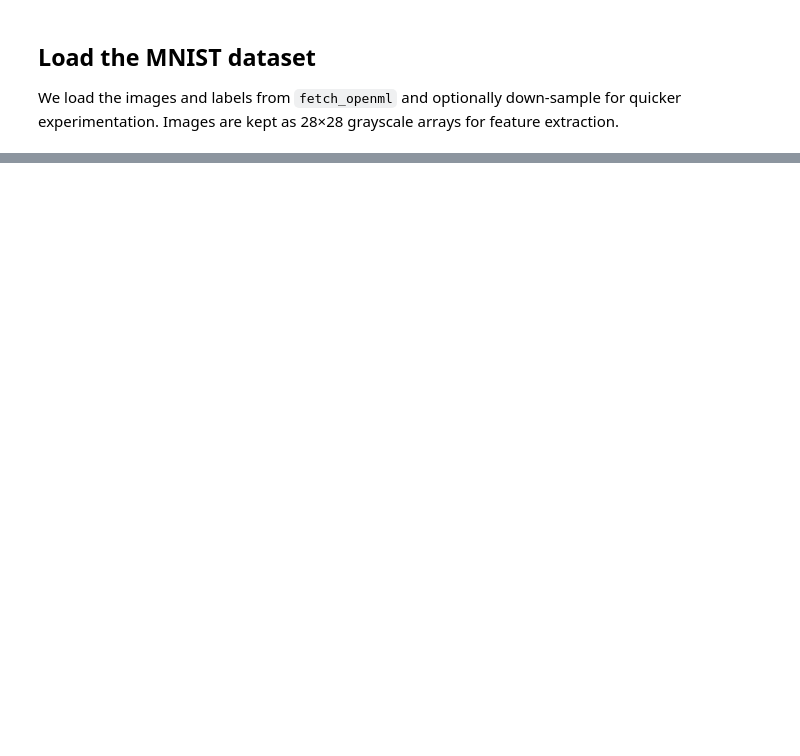
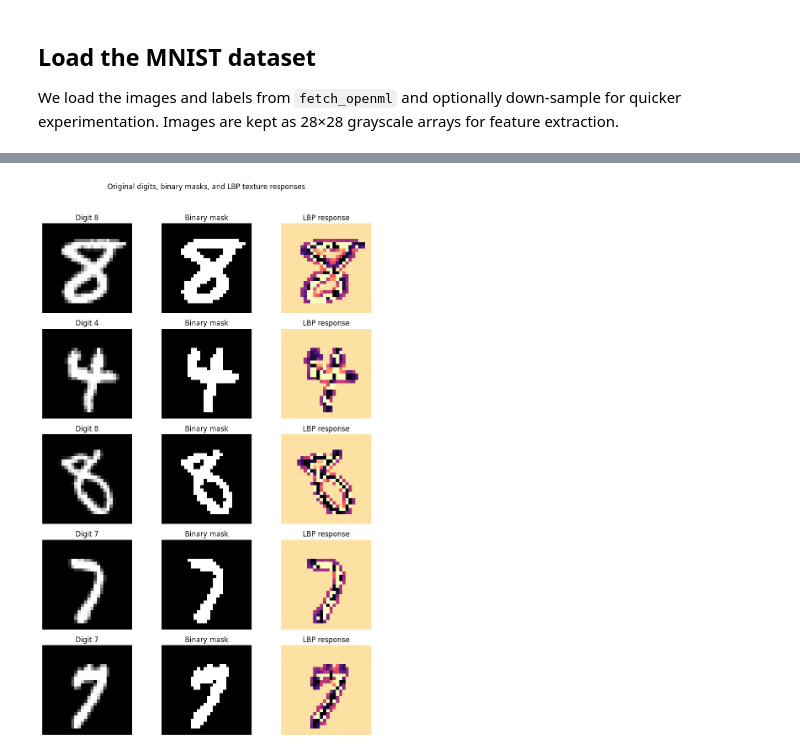
Before and after one commit to AliRje82/ComputerVisionFall404, a Jupyter notebook: CV_S6_Classification.ipynb, the cells around one changed output, grey strips where cells are left out. Drawn from its saved outputs; the diff is of its cells as text; code cells hidden in the pictures; blank space fills up the shorter version.

```diff
--- a/CV_S6_Classification.ipynb
+++ b/CV_S6_Classification.ipynb
@@ -86,0 +106,25 @@ Compute the descriptors for every image. We keep a few examples to visualize the
+# %%
+n_examples = 5
+fig, axes = plt.subplots(n_examples, 3, figsize=(9, 2.6 * n_examples))
+for row, idx in enumerate(range(n_examples)):
+    img = images[idx]
+    binary = img > 0.2
+    lbp = local_binary_pattern(img, 16, 2, method="uniform")
+
+    axes[row, 0].imshow(img, cmap='gray')
+    axes[row, 0].set_title(f"Digit {labels[idx]}")
+    axes[row, 0].axis('off')
+
+    axes[row, 1].imshow(binary, cmap='gray')
+    axes[row, 1].set_title('Binary mask')
+    axes[row, 1].axis('off')
+
+    axes[row, 2].imshow(lbp, cmap='magma')
+    axes[row, 2].set_title('LBP response')
+    axes[row, 2].axis('off')
+
+plt.suptitle('Original digits, binary masks, and LBP texture responses', y=1.02)
+plt.tight_layout()
+plt.show()
+# %% [output]
+[figure, added]
```
Also changed, not shown: parts of 18 cells of this notebook, 2 other files.
